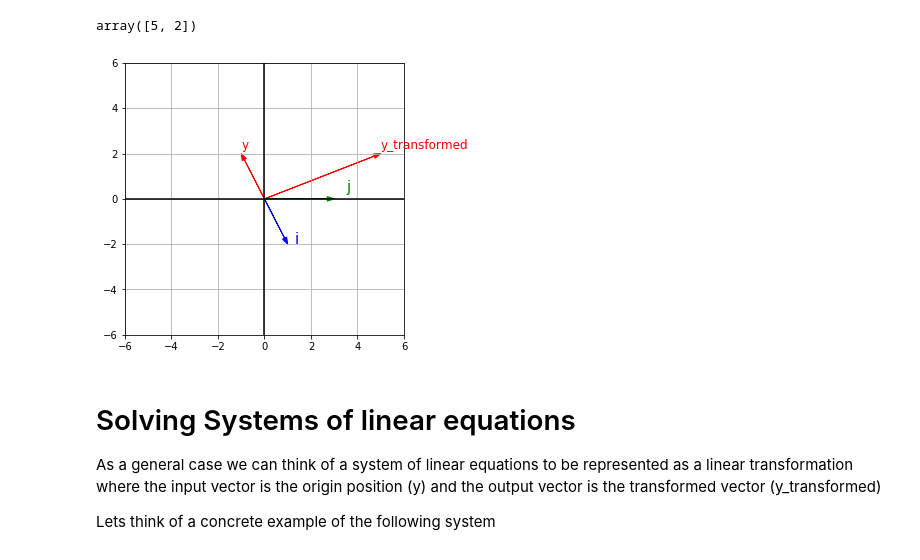
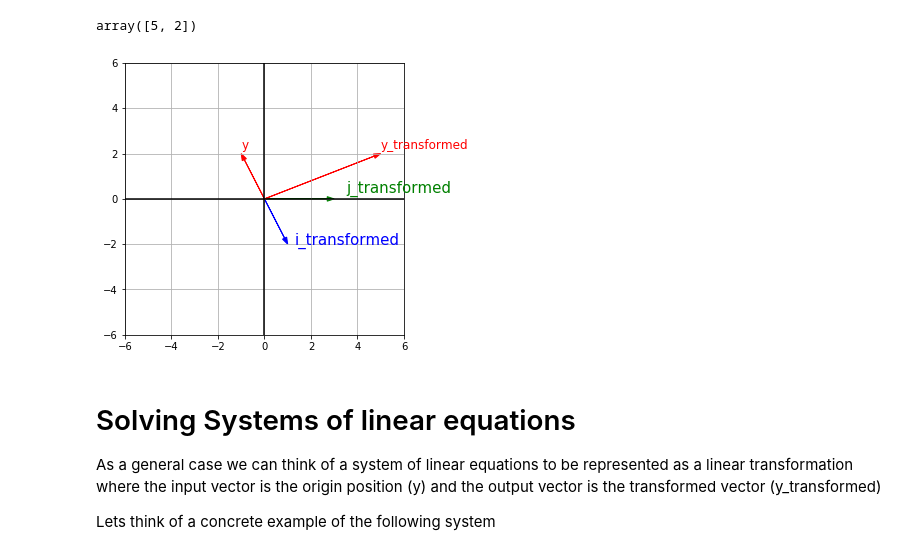
Before and after one commit to pedrojunqueira/Essense-of-Linear-Algebra, a Jupyter notebook: Solving System of linear equations.ipynb, the cells around one changed output. Saved outputs shown, nothing was run; the diff lists cells and outputs as text; code cells hidden in the pictures.

```diff
--- a/Solving System of linear equations.ipynb
+++ b/Solving System of linear equations.ipynb
@@ -143,22 +143,22 @@ array([5, 2])
 # %%
 fig = plt.figure(figsize=(5,5))
 
 plot_vector2d(j_transformed, color="g")
 plot_vector2d(i_transformed, color="b")
 plt.axis([-6, 6, -6, 6])
 plt.axhline(y=0, color='k')
 plt.axvline(x=0, color='k')
-plt.text(3.5, .3, "j", color="g", fontsize=15)
-plt.text(1.3, -2, "i", color="b", fontsize=15)
+plt.text(3.5, .3, "j_transformed", color="g", fontsize=15)
+plt.text(1.3, -2, "i_transformed", color="b", fontsize=15)
 plot_vector2d(y, color="r")
 plot_vector2d(y_transformed, color="r")
 plt.text(-1, 2.2, "y", color="r", fontsize=12)
 plt.text(5, 2.2, "y_transformed", color="r", fontsize=12)
 
 plt.grid()
 plt.show()
 # %% [output]
-[figure, old version]
+[figure, new version]
 # %% [markdown]
 # Solving Systems of linear equations
 
```
